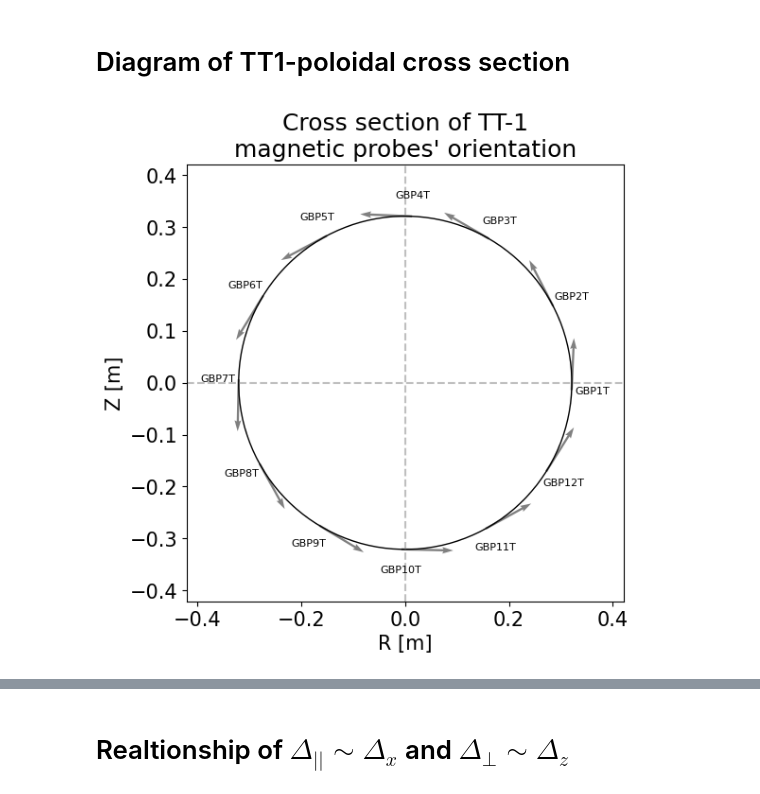
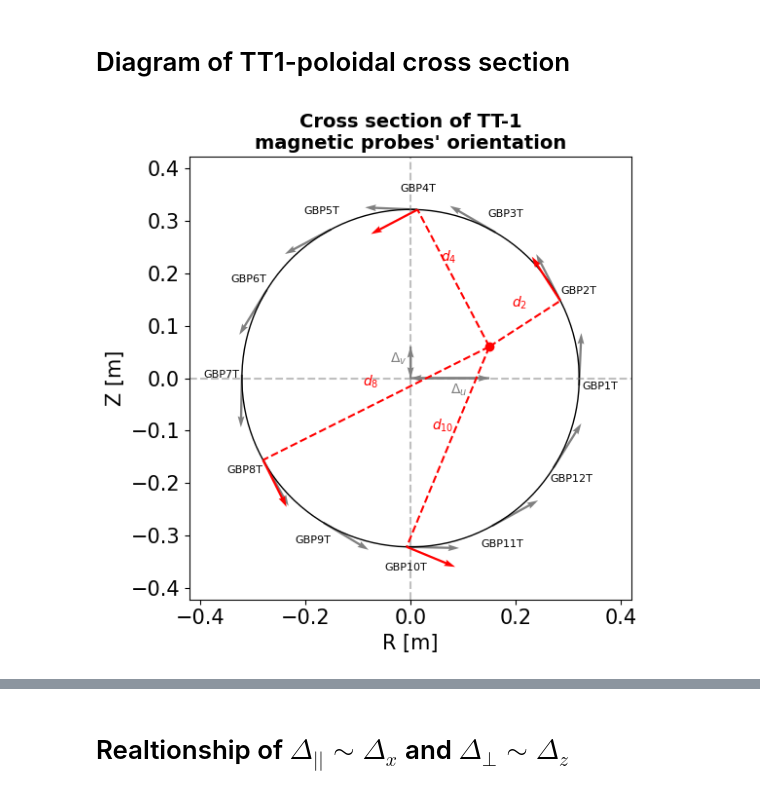
Before and after one commit to P-Attapon/TT1PlasmaColumnPosition, a Jupyter notebook: plotting.ipynb, the cells around one changed output, grey strips where cells are left out. Drawn from its saved outputs; the diff is of its cells as text; code cells hidden in the pictures.

Commit message:
add pngs to result_plot.paper_plot

```diff
--- a/plotting.ipynb
+++ b/plotting.ipynb
@@ -32,6 +32,8 @@ plt.rcParams.update({
     "font.size":15
 })
 plt.style.use("seaborn-v0_8-dark-palette")
+
+save_dir = os.path.join("result_plot", "paper_plot")
 # %% [markdown]
 # Diagram of TT1-poloidal cross section
 # %%
@@ -52,32 +54,85 @@ def draw_probe_with_normal_vector(name:str, radius = R, ax = ax, text_offset = 0
             fontsize=8,
             ha='center', va='center')
 
     #draw normal vector
     vx, vy = -np.sin(angle), np.cos(angle)
     arrow_len = 0.1
     ax.quiver(*probe_position, vx*arrow_len, vy*arrow_len, angles = "xy", scale_units='xy', scale=1, color='gray', width=0.005)
 
 # draw probes with normal vector
 for key in coil_angle_dict.keys(): draw_probe_with_normal_vector(f"GBP{key}T")
 
 # draw circle
 circle = Circle((0,0),R,fill = False, color = colors[0])
 ax.add_patch(circle)
 
 #draw center line
 ax.axhline(0, linestyle = "--",color = "gray", alpha = 0.5)
 ax.axvline(0, linestyle = "--",color = "gray", alpha = 0.5)
 
 # set axis
 plot_offset = 0.1
 plot_lim = R+plot_offset
 ax.set_xlim(-plot_lim,plot_lim)
 ax.set_ylim(-plot_lim,plot_lim)
 ax.set_aspect("equal")
 
 ax.set_xlabel("R [m]")
 ax.set_ylabel("Z [m]")
 
-ax.set_title("Cross section of TT-1\nmagnetic probes' orientation");
+ax.set_title("Cross section of TT-1\nmagnetic probes' orientation", fontsize = 14, fontweight = "bold")
+
+# Draw displaced center
+
+def displaced_connection(center, all_probes):
+    probe_num = [int("".join([char for char in probe_names if char.isdigit()])) for probe_names in all_probes]
+    angle = [coil_angle_dict[i] for i in probe_num]
+
+    probe_loc = [(R*np.cos(theta), R*np.sin(theta)) for theta in angle]
+
+    #add line connecting to each probe
+    for i,loc in enumerate(probe_loc):
+        ax.plot([center[0], loc[0]], [center[1], loc[1]], linestyle="--", color="red")
+        # compute midpoint
+        mid_x = (center[0] + loc[0]) / 2
+        mid_y = (center[1] + loc[1]) / 2
+
+        # add text (e.g., probe name)
+        ax.text(mid_x-0.01, mid_y+0.04, f"$d_{{{probe_num[i]}}}$", color='red', fontsize=10, ha='center', va='center')
+        dx = loc[0] - center[0]
+        dy = loc[1] - center[1]
+
+        # normalize perpendicular vector
+        length = np.sqrt(dx**2 + dy**2)
+        vx = -dy / length  # perpendicular x-component
+        vy = dx / length   # perpendicular y-component
+
+        arrow_len = 0.1  # length of normal arrow
+
+        ax.quiver(loc[0], loc[1], vx*arrow_len, vy*arrow_len,
+            angles="xy", scale_units='xy', scale=1, color='red', width=0.005)
+
+    #add scatter of center
+    ax.scatter(*center,color = "red")
+
+    # add center displacement
+    # X-direction
+    ax.quiver(0, 0, center[0], 0, angles='xy', scale_units='xy', scale=1, color='gray', width=0.005)
+    ax.quiver(center[0], 0, -center[0], 0, angles='xy', scale_units='xy', scale=1, color='gray', width=0.005)
+
+    ax.text(center[0]/2, -0.03, r"$\Delta_u$",fontsize = 10, color = "gray")
+
+    # Y-direction
+    ax.quiver(0, 0, 0, center[1], angles='xy', scale_units='xy', scale=1, color='gray', width=0.005)
+    ax.quiver(0, center[1], 0, -center[1], angles='xy', scale_units='xy', scale=1, color='gray', width=0.005)
+
+    ax.text(-0.04, center[1]/2, r"$\Delta_v$", fontsize = 10, color = "gray")
+
+
+displaced_connection((0.15,0.06),[f"GBP{X}T" for X in [2,4,8,10]])
+
+plt.tight_layout()
+save_name = os.path.join(save_dir, "poloidalPlane")
+plt.savefig(save_name,bbox_inches='tight')
 # %% [output]
-[figure, old version]
+[figure, new version]
```
Also changed, not shown: parts of 6 cells of this notebook, 6 other files.
